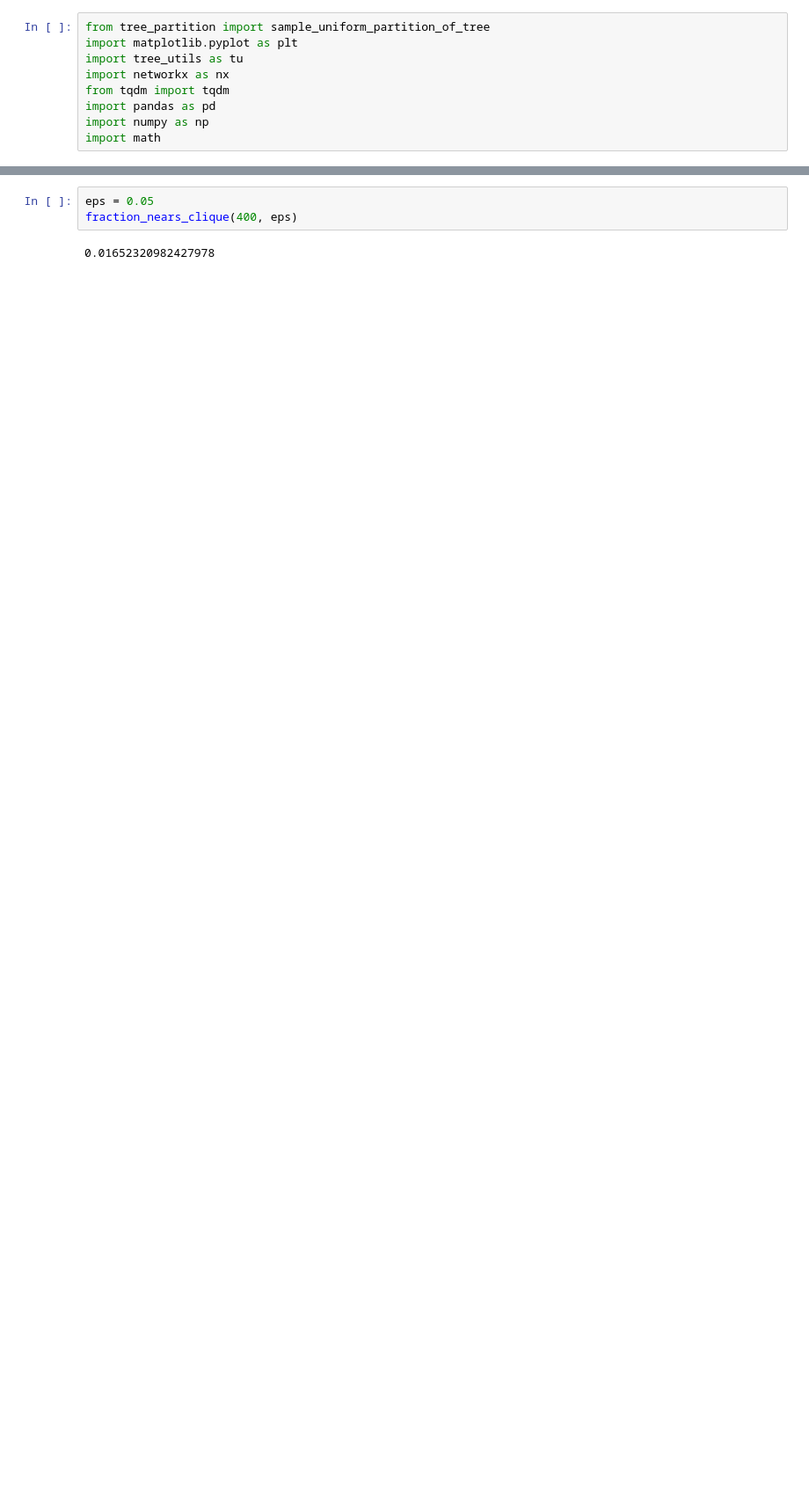
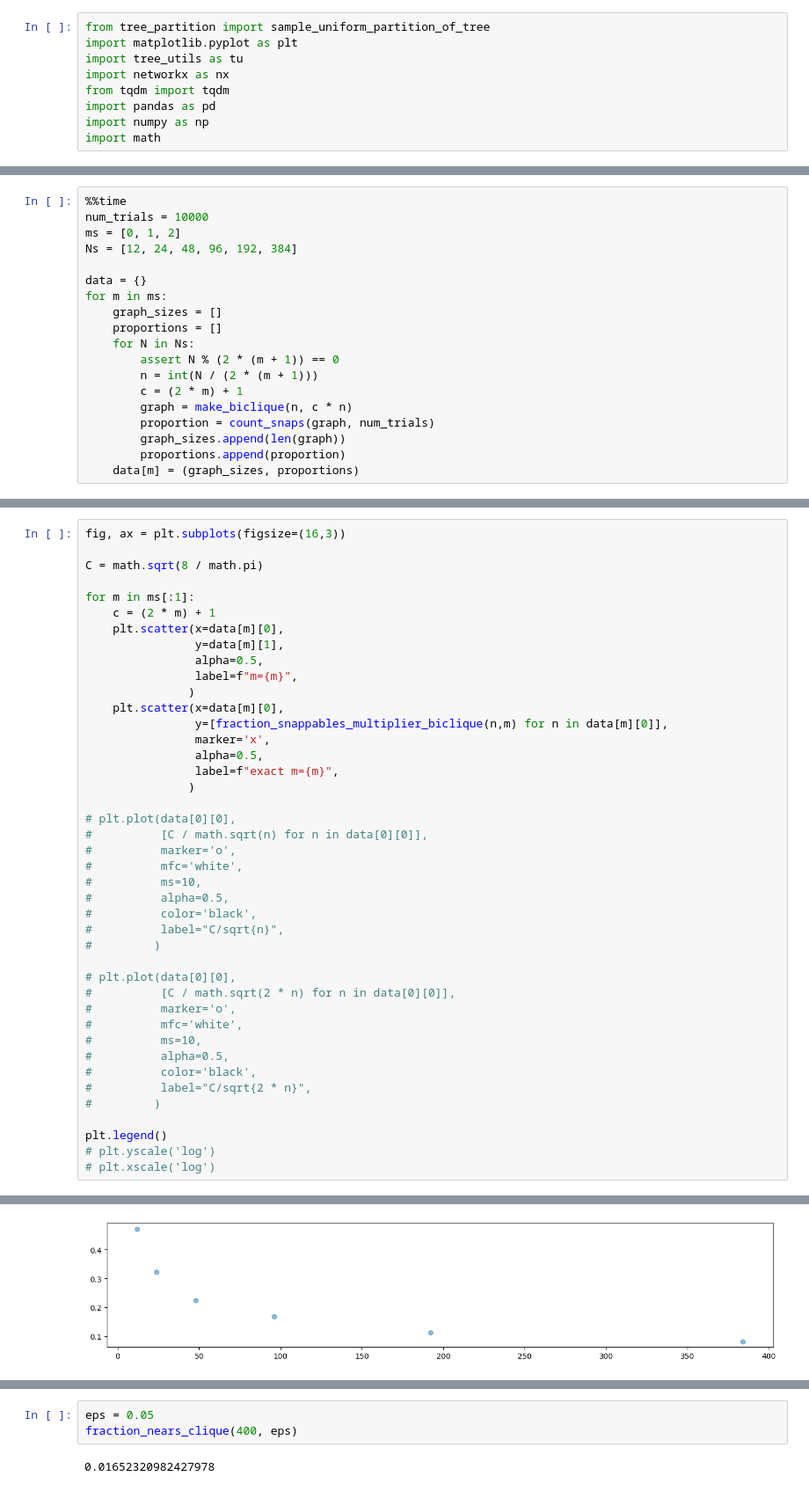
Before and after one commit to gabeschoenbach/snappable, a Jupyter notebook: checking_fractions.ipynb, the cells around one changed output, grey strips where cells are left out. Shown: that part at 88% size. Cells and saved outputs as stored; diff of their text form; blank space fills up the shorter version.

Commit message:
multiplier bicliques:

```diff
--- a/checking_fractions.ipynb
+++ b/checking_fractions.ipynb
@@ -49,0 +89,19 @@ def fraction_snappables_equal_biclique(n):
+# %%
+%%time
+num_trials = 10000
+ms = [0, 1, 2]
+Ns = [12, 24, 48, 96, 192, 384]
+
+data = {}
+for m in ms:
+    graph_sizes = []
+    proportions = []
+    for N in Ns:
+        assert N % (2 * (m + 1)) == 0
+        n = int(N / (2 * (m + 1)))
+        c = (2 * m) + 1
+        graph = make_biclique(n, c * n)
+        proportion = count_snaps(graph, num_trials)
+        graph_sizes.append(len(graph))
+        proportions.append(proportion)
+    data[m] = (graph_sizes, proportions)
@@ -49,0 +111,43 @@ def fraction_snappables_equal_biclique(n):
+# %%
+fig, ax = plt.subplots(figsize=(16,3))
+
+C = math.sqrt(8 / math.pi)
+
+for m in ms[:1]:
+    c = (2 * m) + 1
+    plt.scatter(x=data[m][0],
+                y=data[m][1],
+                alpha=0.5,
+                label=f"m={m}",
+               )
+    plt.scatter(x=data[m][0],
+                y=[fraction_snappables_multiplier_biclique(n,m) for n in data[m][0]],
+                marker='x',
+                alpha=0.5,
+                label=f"exact m={m}",
+               )
+
+# plt.plot(data[0][0],
+#          [C / math.sqrt(n) for n in data[0][0]],
+#          marker='o',
+#          mfc='white',
+#          ms=10,
+#          alpha=0.5,
+#          color='black',
+#          label="C/sqrt{n}",
+#         )
+
+# plt.plot(data[0][0],
+#          [C / math.sqrt(2 * n) for n in data[0][0]],
+#          marker='o',
+#          mfc='white',
+#          ms=10,
+#          alpha=0.5,
+#          color='black',
+#          label="C/sqrt{2 * n}",
+#         )
+
+plt.legend()
+# plt.yscale('log')
+# plt.xscale('log')
+# %% [output]
@@ -49,0 +155 @@ def fraction_snappables_equal_biclique(n):
+[figure, added]
```
Also changed, not shown: parts of 14 cells of this notebook.
